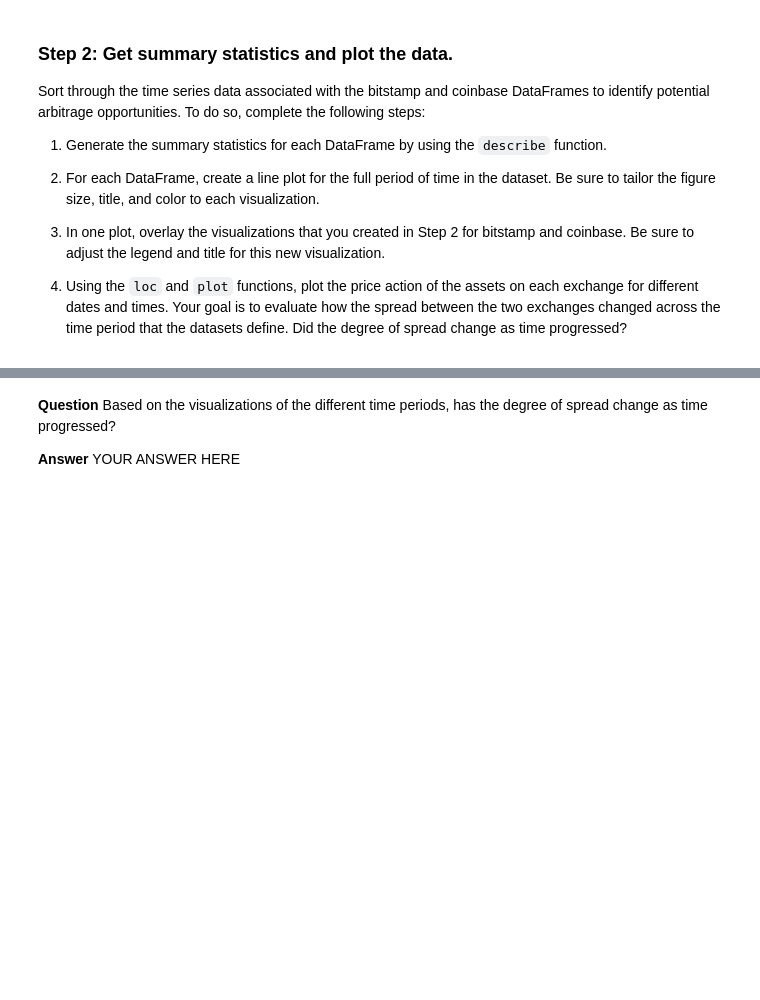
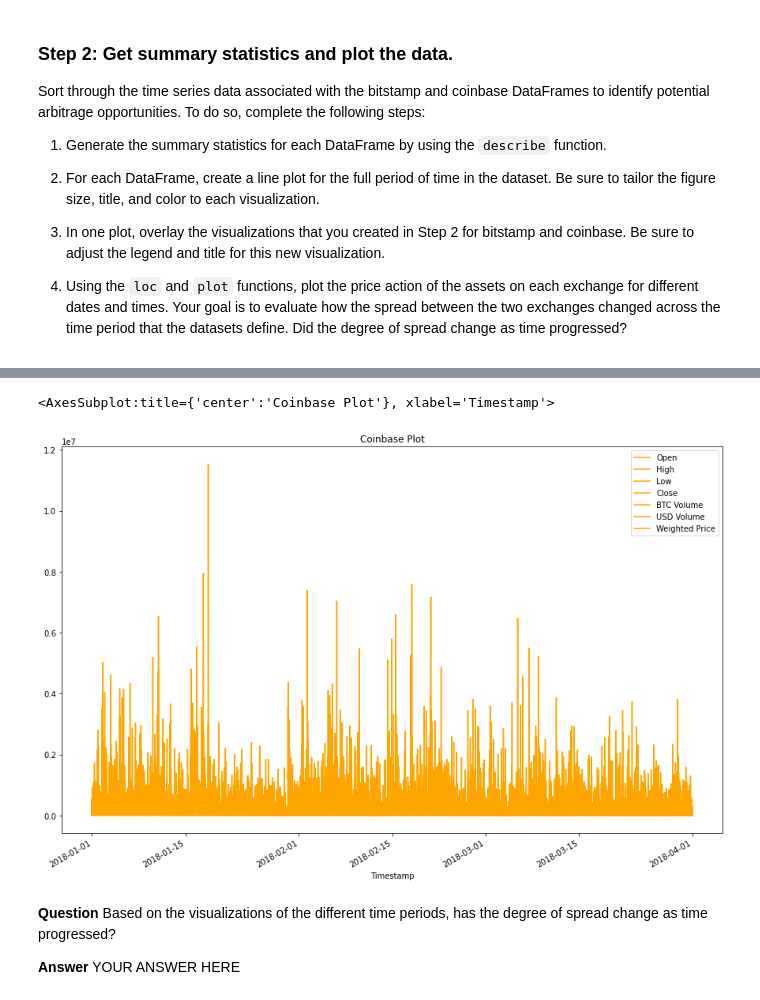
Before and after one commit to mrlandero/Bitcoin_Arbitrage_Profits, a Jupyter notebook: Starter_Code/crypto_arbitrage.ipynb, the cells around one changed output, grey strips where cells are left out. Cells and saved outputs as stored; diff of their text form; code cells hidden in the pictures; blank space fills up the shorter version.

```diff
--- a/Starter_Code/crypto_arbitrage.ipynb
+++ b/Starter_Code/crypto_arbitrage.ipynb
@@ -292,7 +295,10 @@ coinbase.describe()
 # %%
 # Create a line plot for the coinbase DataFrame for the full length of time in the dataset
 # Be sure that the figure size, title, and color are tailored to each visualization
-# YOUR CODE HERE
+coinbase.plot(figsize=(15,10), title="Coinbase Plot", color="orange")
+# %% [output]
+<AxesSubplot:title={'center':'Coinbase Plot'}, xlabel='Timestamp'>
+[figure, added]
 # %%
 # Overlay the visualizations for the bitstamp and coinbase DataFrames in one plot
 # The plot should visualize the prices over the full lenth of the dataset
```
Also changed, not shown: parts of 1 cell of this notebook.
